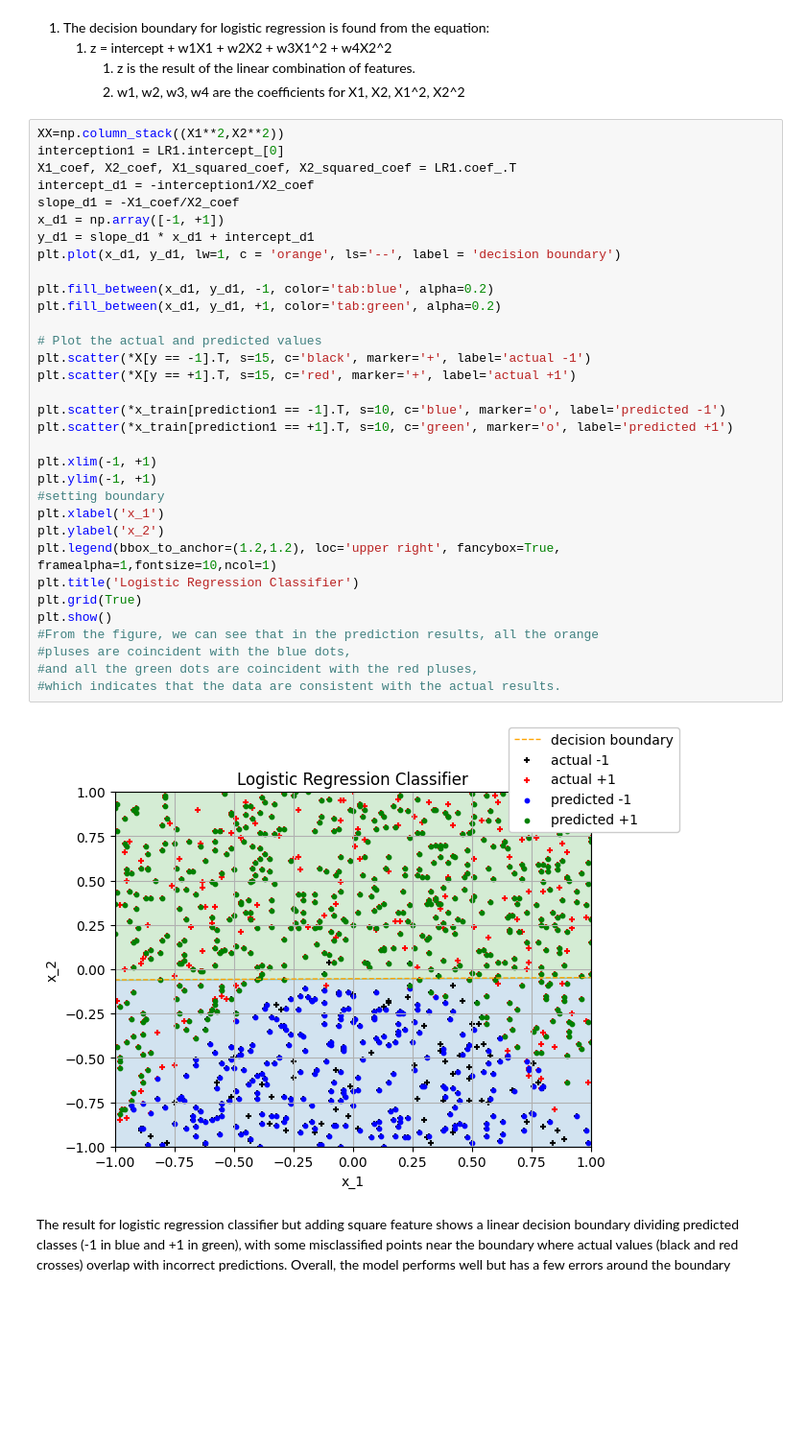
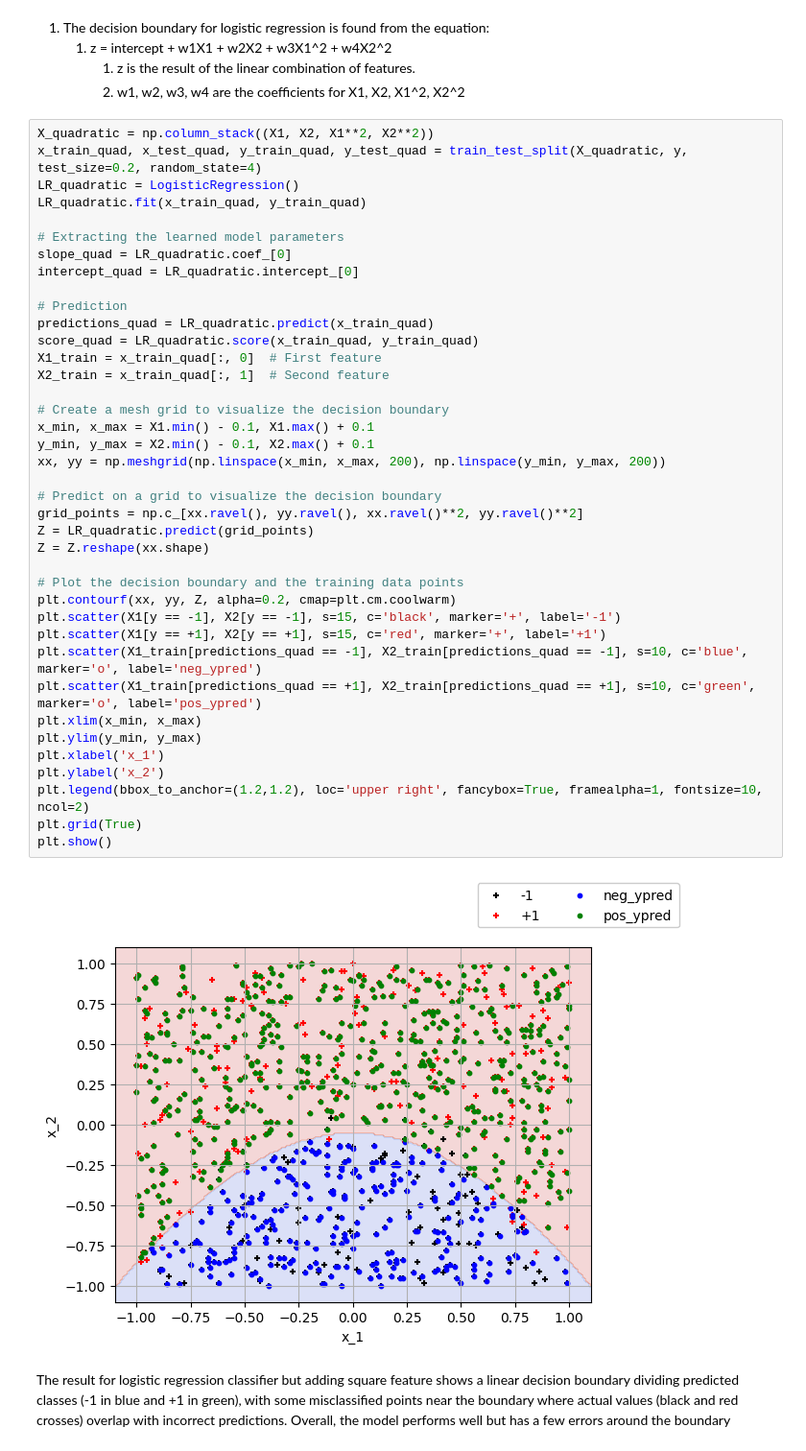
Before and after one commit to M2-Luminous/CSU44061-Machine-Learning, a Jupyter notebook: week2/week2_assign.ipynb, the cells around one changed output. Shown: that part at 96% size. Saved outputs shown, nothing was run; the diff lists cells and outputs as text; blank space fills up the shorter version.

```diff
--- a/week2/week2_assign.ipynb
+++ b/week2/week2_assign.ipynb
@@ -585,39 +585,46 @@ Question c(ii)
         1. z is the result of the linear combination of features.
         2. w1, w2, w3, w4 are the coefficients for X1, X2, X1^2, X2^2
 # %%
-XX=np.column_stack((X1**2,X2**2))
-interception1 = LR1.intercept_[0]
-X1_coef, X2_coef, X1_squared_coef, X2_squared_coef = LR1.coef_.T
-intercept_d1 = -interception1/X2_coef
-slope_d1 = -X1_coef/X2_coef
-x_d1 = np.array([-1, +1])
-y_d1 = slope_d1 * x_d1 + intercept_d1
-plt.plot(x_d1, y_d1, lw=1, c = 'orange', ls='--', label = 'decision boundary')
+X_quadratic = np.column_stack((X1, X2, X1**2, X2**2))
+x_train_quad, x_test_quad, y_train_quad, y_test_quad = train_test_split(X_quadratic, y, test_size=0.2, random_state=4)
+LR_quadratic = LogisticRegression()
+LR_quadratic.fit(x_train_quad, y_train_quad)
 
-plt.fill_between(x_d1, y_d1, -1, color='tab:blue', alpha=0.2)
-plt.fill_between(x_d1, y_d1, +1, color='tab:green', alpha=0.2)
+# Extracting the learned model parameters
+slope_quad = LR_quadratic.coef_[0]
+intercept_quad = LR_quadratic.intercept_[0]
 
-# Plot the actual and predicted values
-plt.scatter(*X[y == -1].T, s=15, c='black', marker='+', label='actual -1')
-plt.scatter(*X[y == +1].T, s=15, c='red', marker='+', label='actual +1')
+# Prediction
+predictions_quad = LR_quadratic.predict(x_train_quad)
+score_quad = LR_quadratic.score(x_train_quad, y_train_quad)
+X1_train = x_train_quad[:, 0]  # First feature
+X2_train = x_train_quad[:, 1]  # Second feature
 
-plt.scatter(*x_train[prediction1 == -1].T, s=10, c='blue', marker='o', label='predicted -1')
-plt.scatter(*x_train[prediction1 == +1].T, s=10, c='green', marker='o', label='predicted +1')
+# Create a mesh grid to visualize the decision boundary
+x_min, x_max = X1.min() - 0.1, X1.max() + 0.1
+y_min, y_max = X2.min() - 0.1, X2.max() + 0.1
+xx, yy = np.meshgrid(np.linspace(x_min, x_max, 200), np.linspace(y_min, y_max, 200))
 
-plt.xlim(-1, +1)
-plt.ylim(-1, +1)                                                                                #setting boundary
+# Predict on a grid to visualize the decision boundary
+grid_points = np.c_[xx.ravel(), yy.ravel(), xx.ravel()**2, yy.ravel()**2]
+Z = LR_quadratic.predict(grid_points)
+Z = Z.reshape(xx.shape)
+
+# Plot the decision boundary and the training data points
+plt.contourf(xx, yy, Z, alpha=0.2, cmap=plt.cm.coolwarm)
+plt.scatter(X1[y == -1], X2[y == -1], s=15, c='black', marker='+', label='-1')
+plt.scatter(X1[y == +1], X2[y == +1], s=15, c='red', marker='+', label='+1')
+plt.scatter(X1_train[predictions_quad == -1], X2_train[predictions_quad == -1], s=10, c='blue', marker='o', label='neg_ypred')
+plt.scatter(X1_train[predictions_quad == +1], X2_train[predictions_quad == +1], s=10, c='green', marker='o', label='pos_ypred')
+plt.xlim(x_min, x_max)
+plt.ylim(y_min, y_max)
 plt.xlabel('x_1')
 plt.ylabel('x_2')
-plt.legend(bbox_to_anchor=(1.2,1.2), loc='upper right', fancybox=True, framealpha=1,fontsize=10,ncol=1)
-plt.title('Logistic Regression Classifier')
+plt.legend(bbox_to_anchor=(1.2,1.2), loc='upper right', fancybox=True, framealpha=1, fontsize=10, ncol=2)
 plt.grid(True)
 plt.show()
-#From the figure, we can see that in the prediction results, all the orange
-#pluses are coincident with the blue dots,
-#and all the green dots are coincident with the red pluses,
-#which indicates that the data are consistent with the actual results.
 # %% [output]
-[figure, old version]
+[figure, new version]
 # %% [markdown]
 The result for logistic regression classifier but adding square feature shows a linear decision boundary dividing predicted classes (-1 in blue and +1 in green), with some misclassified points near the boundary where actual values (black and red crosses) overlap with incorrect predictions. Overall, the model performs well but has a few errors around the boundary
 # %% [markdown]
```
Also changed, not shown: parts of 2 cells of this notebook.
